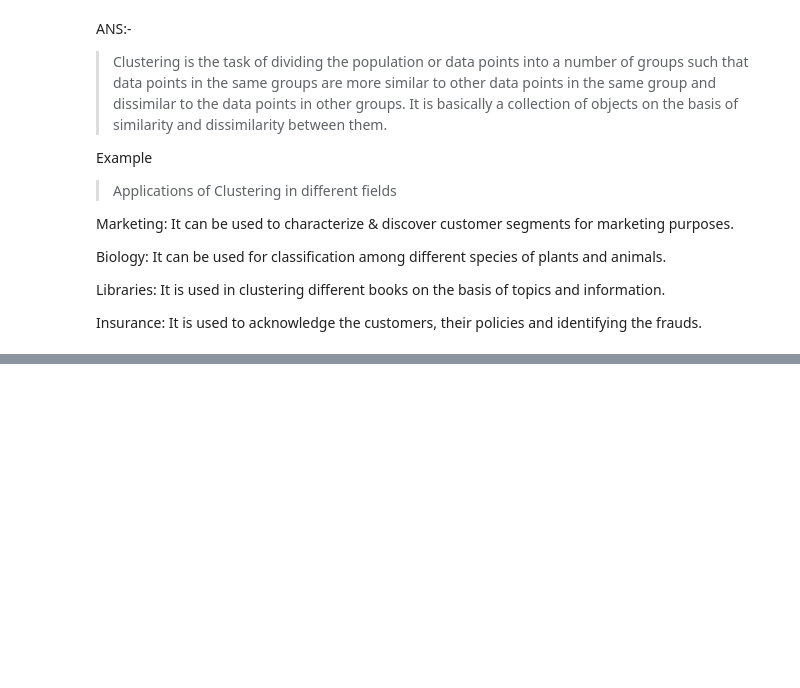
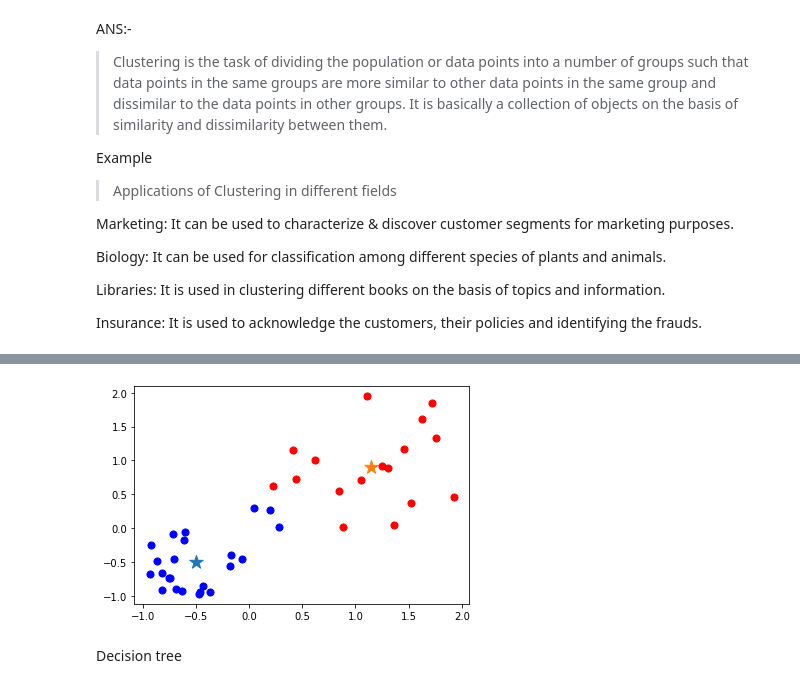
Before and after one commit to whythoSanskar/mlprojects, a Jupyter notebook: Internship.ipynb, the cells around one changed output, grey strips where cells are left out. Drawn from its saved outputs; the diff is of its cells as text; code cells hidden in the pictures; blank space fills up the shorter version.

```diff
--- a/Internship.ipynb
+++ b/Internship.ipynb
@@ -333,0 +363,11 @@ Insurance: It is used to acknowledge the customers, their policies and identifyi
+# %%
+plt.scatter(cluster_c[0][0], cluster_c[0][1], marker= "*", s = 200)
+plt.scatter(cluster_c[1][0], cluster_c[1][1], marker= "*", s = 200)
+
+plt.scatter(j[pre == 0,0], j[pre == 0,1], s = 50, color = "blue")
+plt.scatter(j[pre == 1,0], j[pre == 1,1], s = 50, color= "red")
+plt.show()
+# %% [output]
+[figure, added]
+# %% [markdown]
+Decision tree
```
Also changed, not shown: parts of 14 cells of this notebook.
